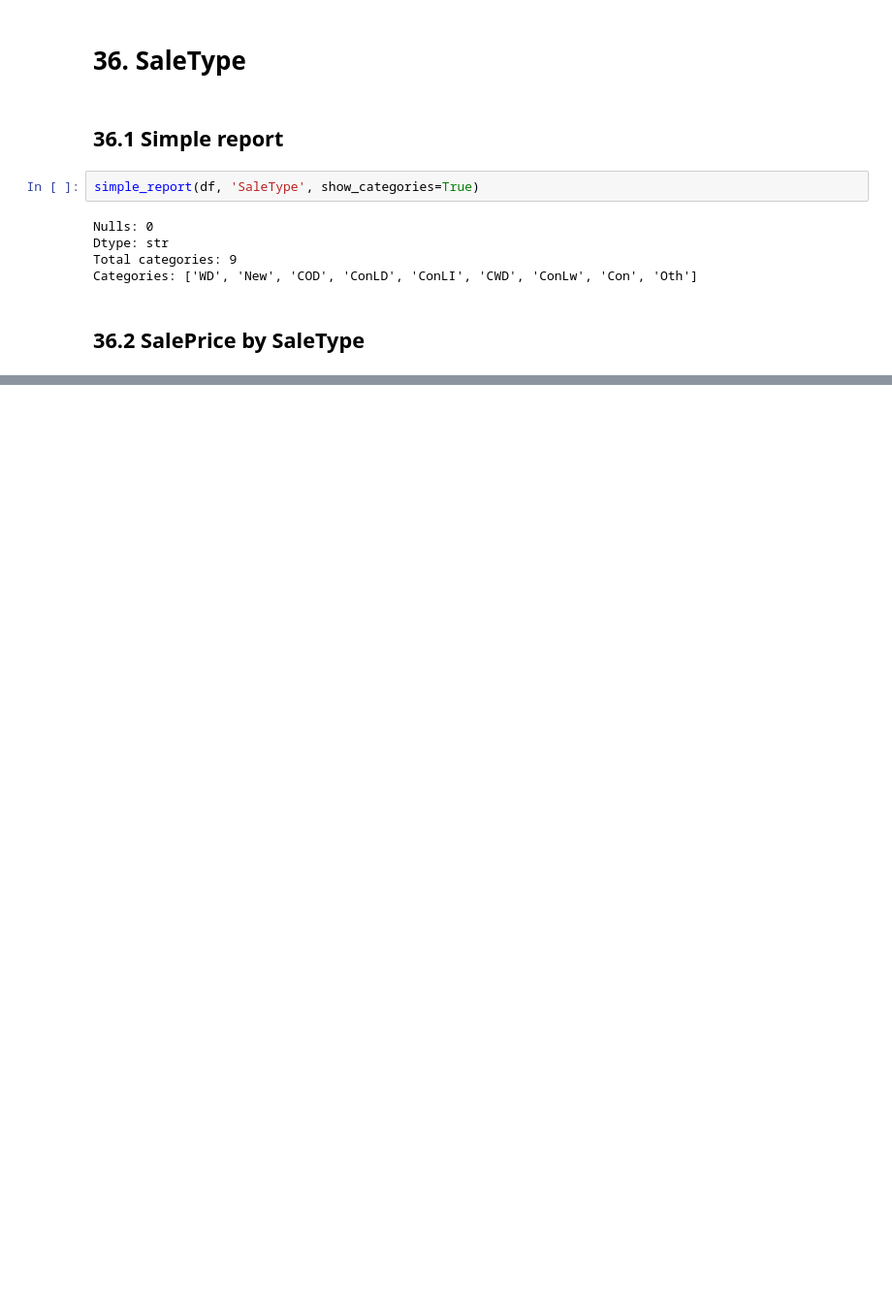
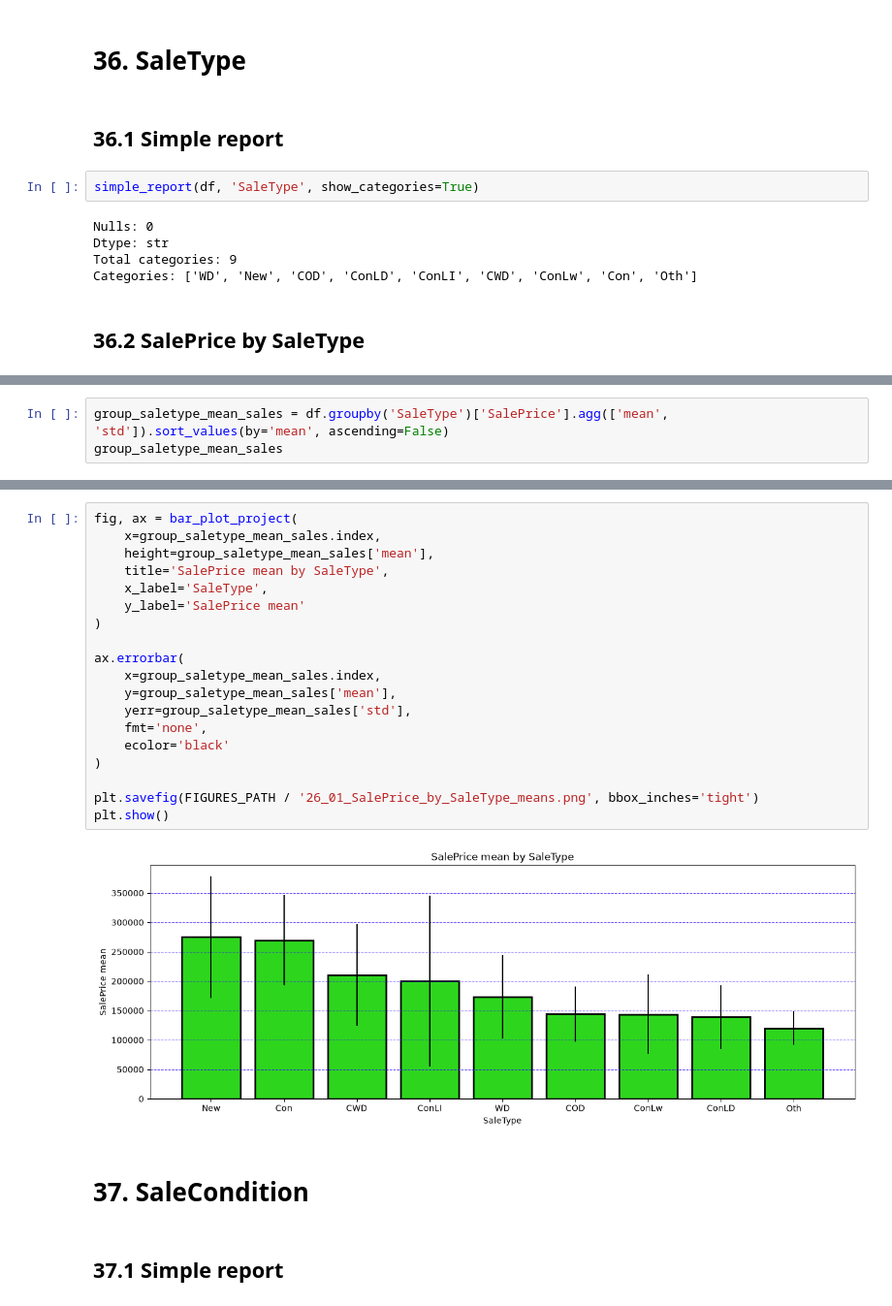
Before and after one commit to charligram/3_prediction_of_house_values, a Jupyter notebook: notebooks/02_EDA.ipynb, the cells around one changed output, grey strips where cells are left out. Shown at 97% size. Saved outputs shown, nothing was run; the diff lists cells and outputs as text; blank space fills up the shorter version.

```diff
--- a/notebooks/02_EDA.ipynb
+++ b/notebooks/02_EDA.ipynb
@@ -1471,0 +1483,3 @@ fig, ax = box_plot_project(
+# %%
+group_saletype_mean_sales = df.groupby('SaleType')['SalePrice'].agg(['mean', 'std']).sort_values(by='mean', ascending=False)
+group_saletype_mean_sales
@@ -1471,0 +1498,25 @@ fig, ax = box_plot_project(
+# %%
+fig, ax = bar_plot_project(
+    x=group_saletype_mean_sales.index,
+    height=group_saletype_mean_sales['mean'],
+    title='SalePrice mean by SaleType',
+    x_label='SaleType',
+    y_label='SalePrice mean'
+)
+
+ax.errorbar(
+    x=group_saletype_mean_sales.index,
+    y=group_saletype_mean_sales['mean'],
+    yerr=group_saletype_mean_sales['std'],
+    fmt='none',
+    ecolor='black'
+)
+
+plt.savefig(FIGURES_PATH / '26_01_SalePrice_by_SaleType_means.png', bbox_inches='tight')
+plt.show()
+# %% [output]
+[figure, added]
+# %% [markdown]
+# 37. SaleCondition
+# %% [markdown]
+## 37.1 Simple report
```
Also changed, not shown: parts of 24 cells of this notebook.
